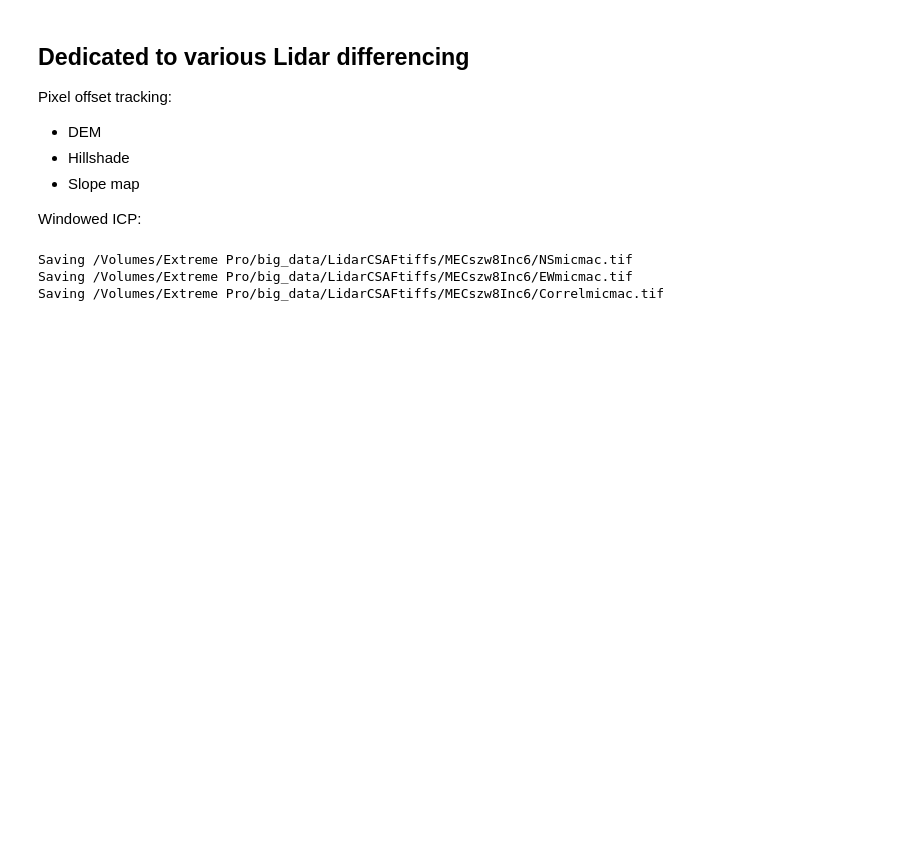
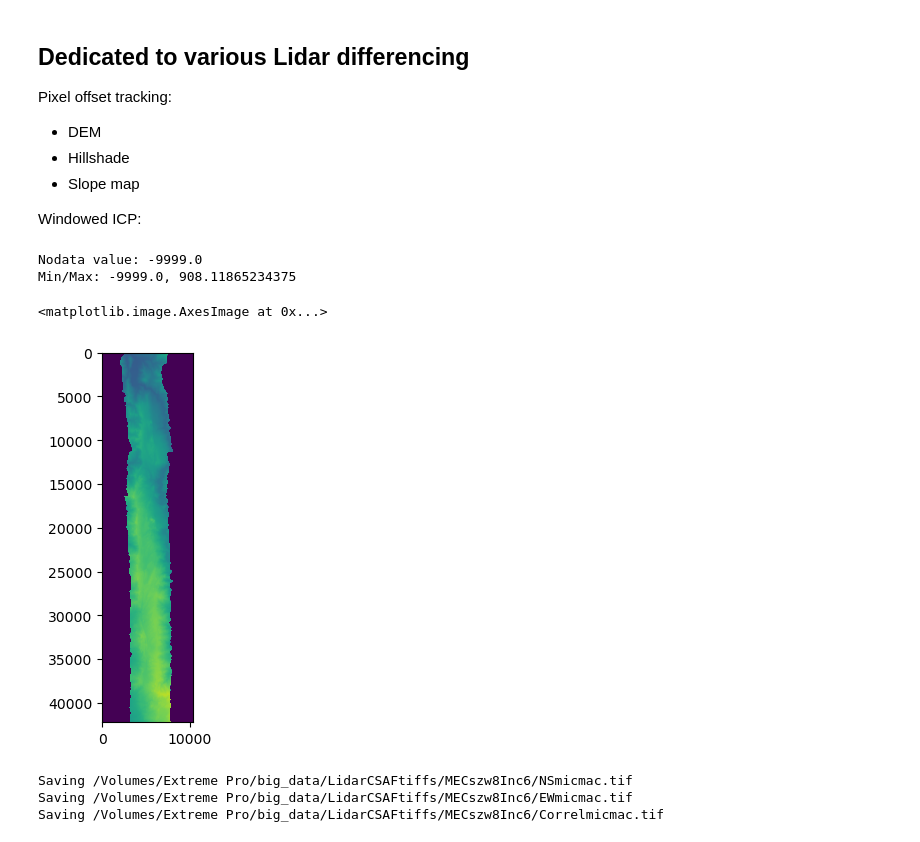
Before and after one commit to cehanagan/ImageryResources, a Jupyter notebook: Notebooks/LidarDifferencing.ipynb, the cells around one changed output. Cells and saved outputs as stored; diff of their text form; code cells hidden in the pictures; blank space fills up the shorter version.

```diff
--- a/Notebooks/LidarDifferencing.ipynb
+++ b/Notebooks/LidarDifferencing.ipynb
@@ -53,0 +126,7 @@ if rewrite == True:
+# %%
+with rasterio.open(output_raster) as src:
+    print(f"Nodata value: {src.nodata}")
+    print(f"Min/Max: {src.read(1).min()}, {src.read(1).max()}")
+# %% [output]
+Nodata value: -9999.0
+Min/Max: -9999.0, 908.11865234375
@@ -54,2 +139,7 @@ if rewrite == True:
+# %%
+plt.imshow(src.read()[0],vmin=0,vmax=1000)
+# %% [output]
+<matplotlib.image.AxesImage at 0x...>
+[figure, added]
 # %%
 nohup taskset -c 0-64 mm3d Mm2dPosSism 2007_dem_MRMR_mosaic.tif 2018_dem_MRMR_mosaic.tif CorMin=0.1 Dequant=false Inc=4 &
```
Also changed, not shown: parts of 4 cells of this notebook, 3 other files.
